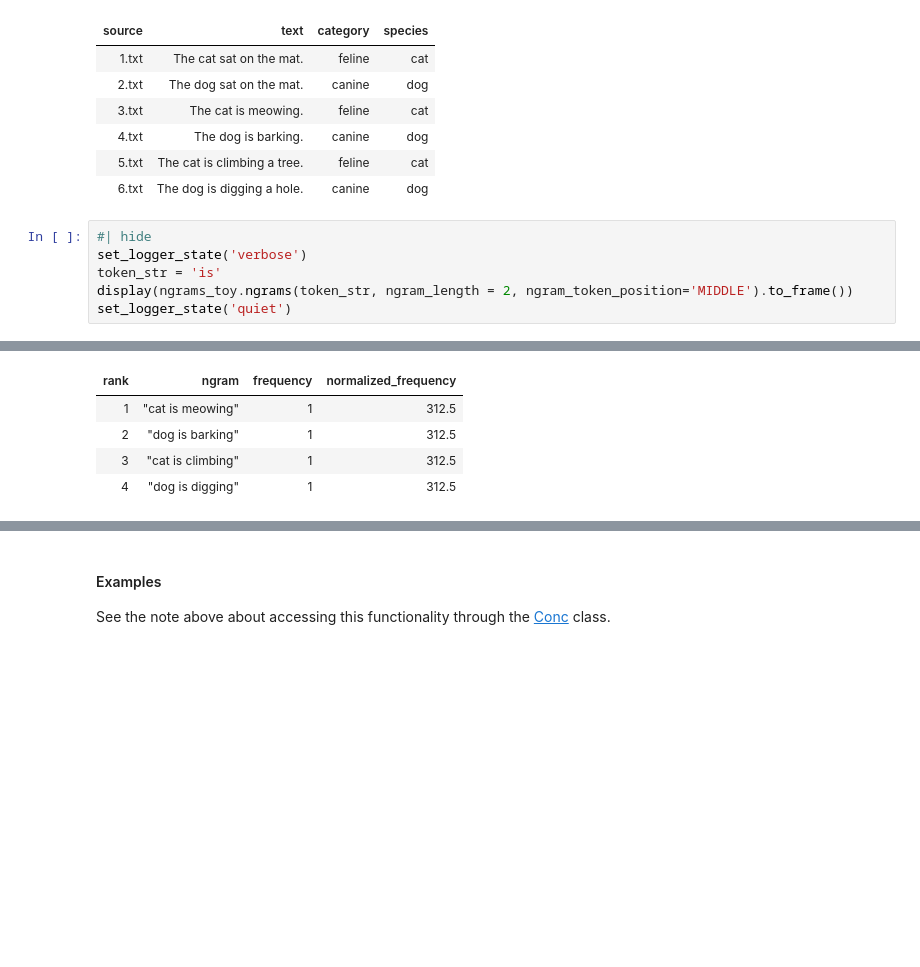
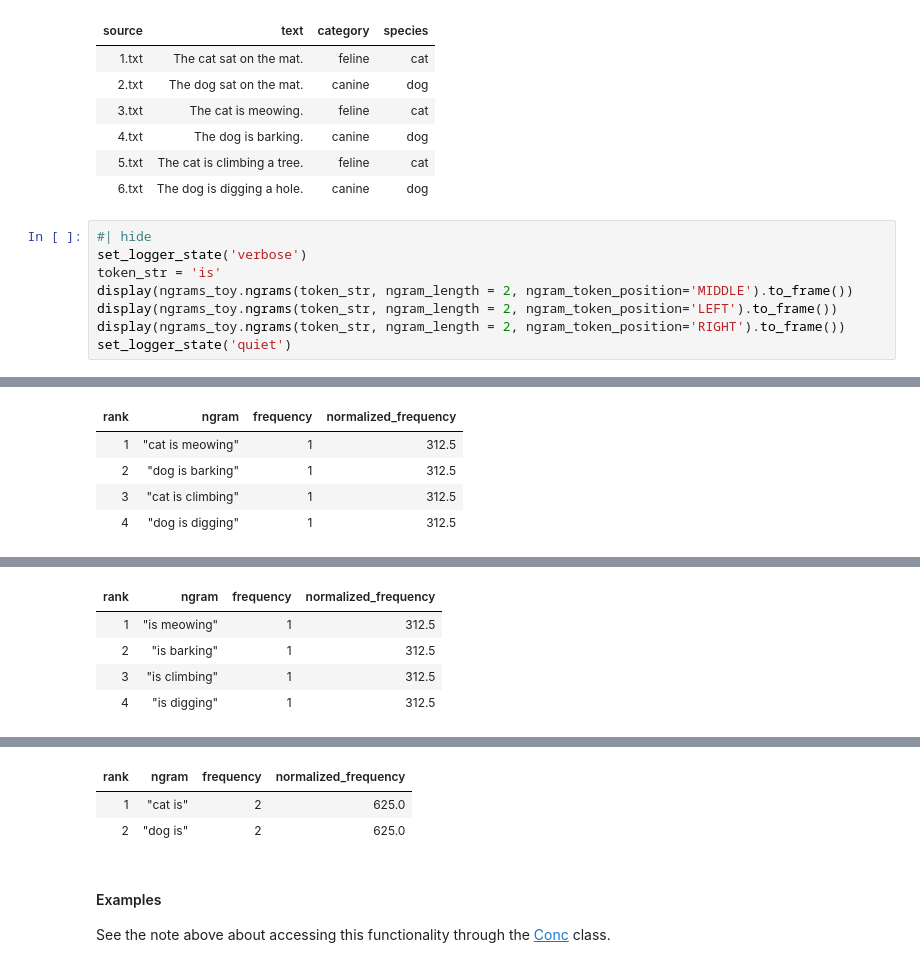
Before and after one commit to polsci/conc, a Jupyter notebook: nbs/api/71_ngrams.ipynb, the cells around one changed output, grey strips where cells are left out. Drawn from its saved outputs; the diff is of its cells as text; blank space fills up the shorter version.

Commit message:
add additional tests to ngrams

```diff
--- a/nbs/api/71_ngrams.ipynb
+++ b/nbs/api/71_ngrams.ipynb
@@ -405,5 +447,7 @@ assert test_result.select(pl.len()).item() == 2
 set_logger_state('verbose')
 token_str = 'is'
 display(ngrams_toy.ngrams(token_str, ngram_length = 2, ngram_token_position='MIDDLE').to_frame())
+display(ngrams_toy.ngrams(token_str, ngram_length = 2, ngram_token_position='LEFT').to_frame())
+display(ngrams_toy.ngrams(token_str, ngram_length = 2, ngram_token_position='RIGHT').to_frame())
 set_logger_state('quiet')
 # %% [output]
@@ -431,0 +491,5 @@ set_logger_state('quiet')
+| rank | ngram | frequency | normalized_frequency |
+| 1 | "is meowing" | 1 | 312.5 |
+| 2 | "is barking" | 1 | 312.5 |
+| 3 | "is climbing" | 1 | 312.5 |
+| 4 | "is digging" | 1 | 312.5 |
@@ -432,3 +511,6 @@ set_logger_state('quiet')
+| rank | ngram | frequency | normalized_frequency |
+| 1 | "cat is" | 2 | 625.0 |
+| 2 | "dog is" | 2 | 625.0 |
 # %% [markdown]
 #### Examples
 
```
Also changed, not shown: parts of 3 cells of this notebook, 1 other file.
